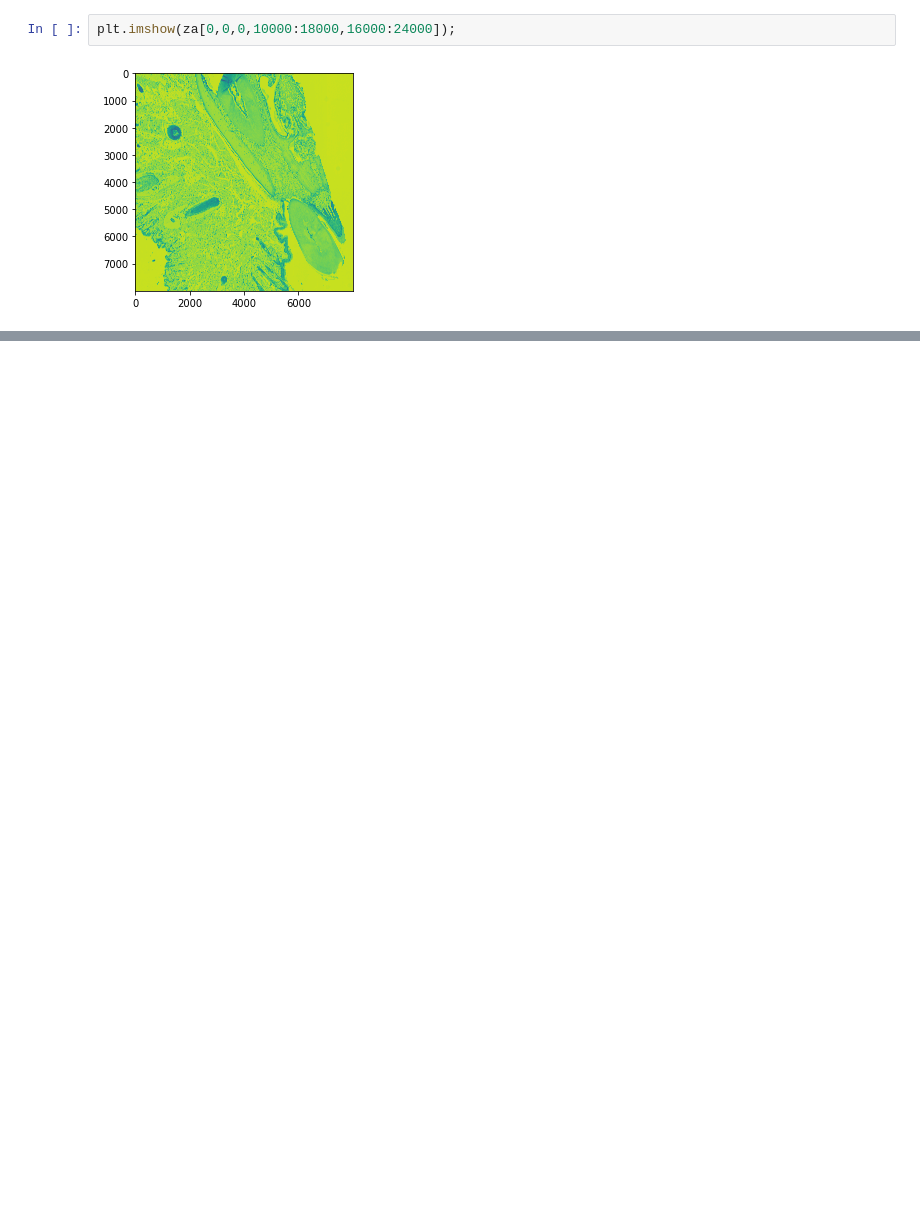
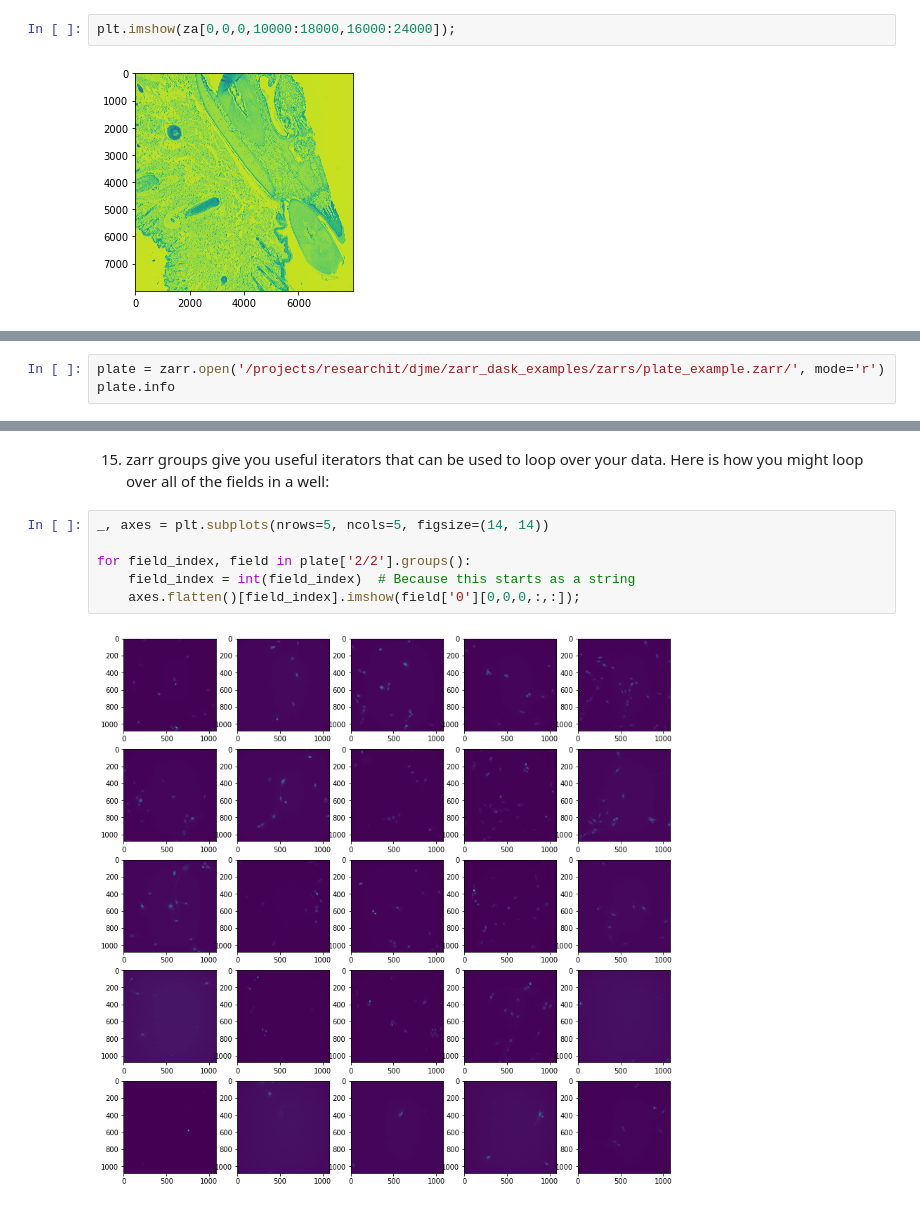
Before and after one commit to TheJacksonLaboratory/zarr_and_dask_demo, a Jupyter notebook: tutorials/02_ome-zarr_basics.ipynb, the cells around one changed output, grey strips where cells are left out. Saved outputs shown, nothing was run; the diff lists cells and outputs as text; blank space fills up the shorter version.

```diff
--- a/tutorials/02_ome-zarr_basics.ipynb
+++ b/tutorials/02_ome-zarr_basics.ipynb
@@ -175,0 +182,3 @@ plt.imshow(za[0,0,0,10000:18000,16000:24000]);
+# %%
+plate = zarr.open('/projects/researchit/djme/zarr_dask_examples/zarrs/plate_example.zarr/', mode='r')
+plate.info
@@ -175,0 +238,10 @@ plt.imshow(za[0,0,0,10000:18000,16000:24000]);
+# %% [markdown]
+15. zarr groups give you useful iterators that can be used to loop over your data. Here is how you might loop over all of the fields in a well:
+# %%
+_, axes = plt.subplots(nrows=5, ncols=5, figsize=(14, 14))
+
+for field_index, field in plate['2/2'].groups():
+    field_index = int(field_index)  # Because this starts as a string
+    axes.flatten()[field_index].imshow(field['0'][0,0,0,:,:]);
+# %% [output]
+[figure, added]
```
Also changed, not shown: parts of 19 cells of this notebook, 4 other files.
